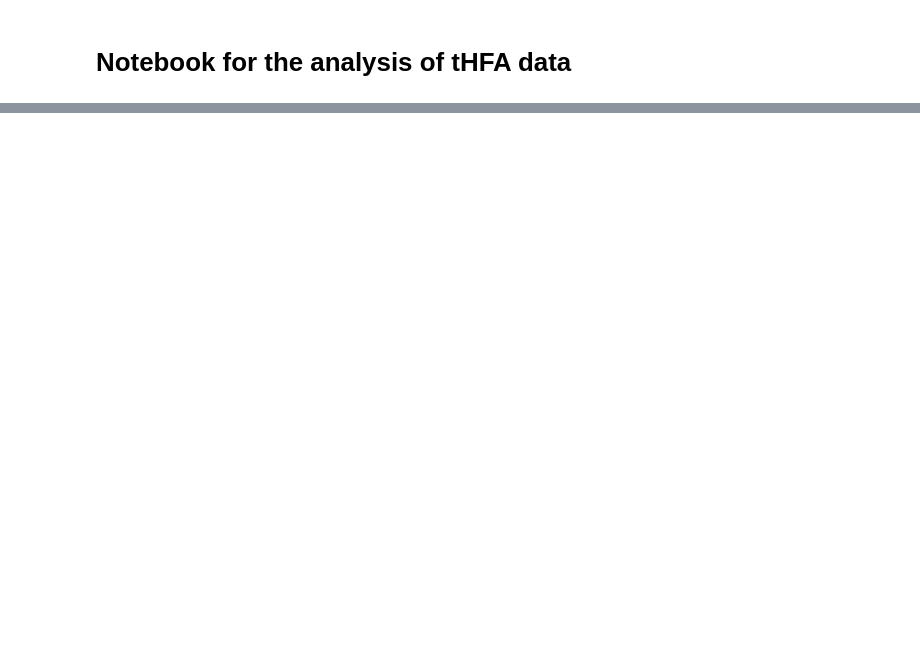
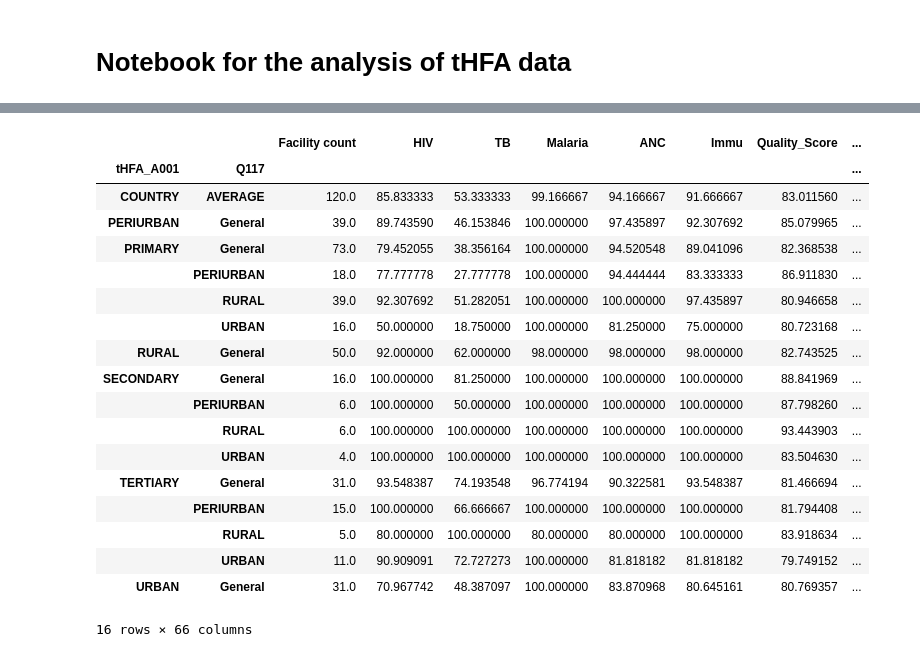
Before and after one commit to UncleAsiwaju/tHFA, a Jupyter notebook: Analysis_Notebook.ipynb, the cells around one changed output, grey strips where cells are left out. Saved outputs shown, nothing was run; the diff lists cells and outputs as text; code cells hidden in the pictures; blank space fills up the shorter version.

Commit message:
version 2.6 - country round-out

```diff
--- a/Analysis_Notebook.ipynb
+++ b/Analysis_Notebook.ipynb
@@ -89,19 +96,3 @@ facility_details_df = facility_details_df.drop(columns=['FI_2','FI_3',"Q100a",'Q
 
 test = df[:5]
 test_fac_df = facility_details_df[:5]
-# %%
-# Function for the calculation of vacancy rate
-
-def calculate_vacancy(row):
-    """RSSH/PP HRH-1: Vacancy rate"""
-    funded_posts = float(row['tHFA_B046'])
-    unfilled_posts = float(row['tHFA_B047'])
-    if funded_posts != 999 and unfilled_posts != 999:
-        score = ((unfilled_posts / funded_posts)) * 100 if unfilled_posts < funded_posts else 100
-    else: score = np.nan
-
-    return   pd.Series({
-        'vacancy_score': score,
-        'all_funded_posts': funded_posts,
-        'all_unfilled_posts': unfilled_posts,
-    })
@@ -436,3 +752,21 @@ see
+# %%
+# Function for the calculation of vacancy rate
+
+def calculate_vacancy(row):
+    """RSSH/PP HRH-1: Vacancy rate"""
+    funded_posts = float(row['tHFA_B046'])
+    unfilled_posts = float(row['tHFA_B047'])
+    if (funded_posts == 0 and unfilled_posts == 0) or (funded_posts == 0):
+        score = np.nan
+    elif funded_posts != 999 and unfilled_posts != 999:
+        score = ((unfilled_posts / funded_posts)) * 100 if unfilled_posts < funded_posts else 100
+    else: score = np.nan
+
+    return   pd.Series({
+        'vacancy_score': score,
+        'all_funded_posts': funded_posts,
+        'all_unfilled_posts': unfilled_posts,
+    })
 # %%
 # Function for evaluating testing capacity
 def calculate_testing_capacity(row):
@@ -631,7 +965,7 @@ def calculate_system_CHW(row):
             'fac_jobtools_scores': [],
     }
 
-    for i in range(1, chw_count+1):
+    for i in range(1, 6):
         chw_i_score = np.nan
         chw_i_scores = []
 
@@ -708,6 +1042,6 @@ def calculate_system_CHW(row):
 
         })
 
-
-# see = test.apply(calculate_system_CHW, axis=1)
-# see
+test = test.append(df.loc['UGA_006468'])
+see = test.apply(calculate_system_CHW, axis=1)
+see
@@ -1234,6 +1303,27 @@ Name: (COUNTRY, AVERAGE), Length: 65, dtype: float64
 # %%
 aggregated_by_type = aggregated_by_type.append(mean)
 aggregated_by_type = aggregated_by_type.sort_index()
+aggregated_by_type
+# %% [output]
+|  |  | Facility count | HIV | TB | Malaria | ANC | Immu | Quality_Score | ... |
+| tHFA_A001 | Q117 |  |  |  |  |  |  |  | ... |
+| COUNTRY | AVERAGE | 120.0 | 85.833333 | 53.333333 | 99.166667 | 94.166667 | 91.666667 | 83.011560 | ... |
+| PERIURBAN | General | 39.0 | 89.743590 | 46.153846 | 100.000000 | 97.435897 | 92.307692 | 85.079965 | ... |
+| PRIMARY | General | 73.0 | 79.452055 | 38.356164 | 100.000000 | 94.520548 | 89.041096 | 82.368538 | ... |
+|  | PERIURBAN | 18.0 | 77.777778 | 27.777778 | 100.000000 | 94.444444 | 83.333333 | 86.911830 | ... |
+|  | RURAL | 39.0 | 92.307692 | 51.282051 | 100.000000 | 100.000000 | 97.435897 | 80.946658 | ... |
+|  | URBAN | 16.0 | 50.000000 | 18.750000 | 100.000000 | 81.250000 | 75.000000 | 80.723168 | ... |
+| RURAL | General | 50.0 | 92.000000 | 62.000000 | 98.000000 | 98.000000 | 98.000000 | 82.743525 | ... |
+| SECONDARY | General | 16.0 | 100.000000 | 81.250000 | 100.000000 | 100.000000 | 100.000000 | 88.841969 | ... |
+|  | PERIURBAN | 6.0 | 100.000000 | 50.000000 | 100.000000 | 100.000000 | 100.000000 | 87.798260 | ... |
+|  | RURAL | 6.0 | 100.000000 | 100.000000 | 100.000000 | 100.000000 | 100.000000 | 93.443903 | ... |
+|  | URBAN | 4.0 | 100.000000 | 100.000000 | 100.000000 | 100.000000 | 100.000000 | 83.504630 | ... |
+| TERTIARY | General | 31.0 | 93.548387 | 74.193548 | 96.774194 | 90.322581 | 93.548387 | 81.466694 | ... |
+|  | PERIURBAN | 15.0 | 100.000000 | 66.666667 | 100.000000 | 100.000000 | 100.000000 | 81.794408 | ... |
+|  | RURAL | 5.0 | 80.000000 | 100.000000 | 80.000000 | 80.000000 | 100.000000 | 83.918634 | ... |
+|  | URBAN | 11.0 | 90.909091 | 72.727273 | 100.000000 | 81.818182 | 81.818182 | 79.749152 | ... |
+| URBAN | General | 31.0 | 70.967742 | 48.387097 | 100.000000 | 83.870968 | 80.645161 | 80.769357 | ... |
+16 rows × 66 columns
 # %%
 # Step 8: Save outputs to CSV files
 
```
Also changed, not shown: parts of 19 cells of this notebook, 35 other files.
